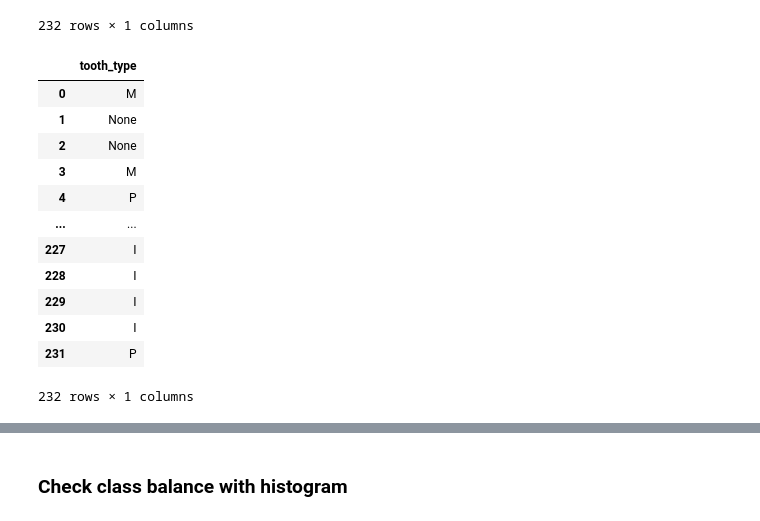
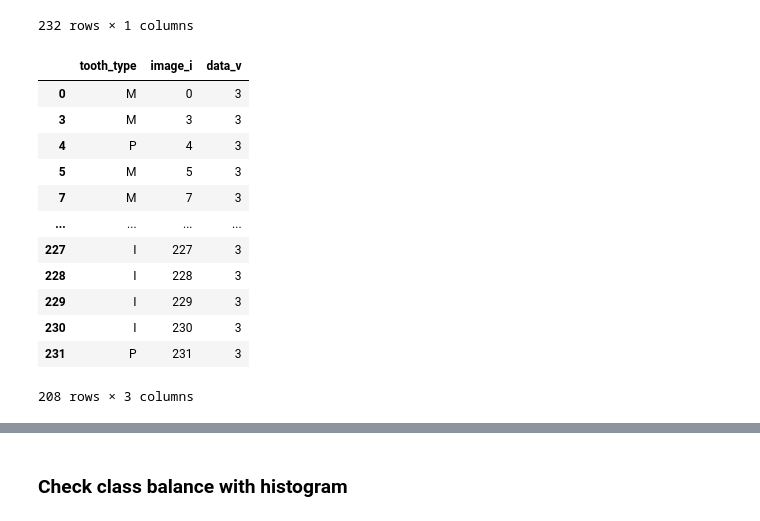
Before and after one commit to korolainenriikka/thesis, a Jupyter notebook: code/experiments/MPIC.ipynb, the cells around one changed output, grey strips where cells are left out. Drawn from its saved outputs; the diff is of its cells as text; code cells hidden in the pictures.

```diff
--- a/code/experiments/MPIC.ipynb
+++ b/code/experiments/MPIC.ipynb
@@ -54,25 +54,32 @@ tooth_labels
 | 231 | p4 |
 232 rows × 1 columns
 # %%
-tooth_labels = pd.read_csv('/home/riikoro/fossil_data/tooth_samples/v3/azure_labels.txt', header=None, names=['tooth'])
-tooth_labels['tooth_type'] = tooth_labels['tooth'].str[0] # extract first character
-del tooth_labels['tooth']
-# set labels where tooth type is unexpected to nont
-tooth_labels.loc[~tooth_labels['tooth_type'].isin(['m', 'p', 'i', 'c', 'M', 'P', 'I', 'C']), 'tooth_type'] = None
-# uppercase all tooth type letters
-tooth_labels['tooth_type'] = tooth_labels['tooth_type'].str.upper()
-tooth_labels
+def clean_azure_labels(data_version, label_filename='azure_labels.txt',names=['tooth']):
+    tooth_labels = pd.read_csv(f'/home/riikoro/fossil_data/tooth_samples/v{data_version}/{label_filename}', header=None, names=names)
+    tooth_labels['tooth_type'] = tooth_labels['tooth'].str[0] # extract first character
+    del tooth_labels['tooth']
+    # set labels where tooth type is unexpected to nont
+    tooth_labels.loc[~tooth_labels['tooth_type'].isin(['m', 'p', 'i', 'M', 'P', 'I']), 'tooth_type'] = None
+    # uppercase all tooth type letters
+    tooth_labels['tooth_type'] = tooth_labels['tooth_type'].str.upper()
+    tooth_labels.dropna(inplace=True)
+    # add column for image index & data version to allow combining datasets
+    tooth_labels['image_i'] = tooth_labels.index
+    tooth_labels['data_v'] = data_version
+    return tooth_labels
+labels_v3 = clean_azure_labels(3)
+labels_v3
 # %% [output]
-|  | tooth_type |
-| 0 | M |
-| 1 | None |
-| 2 | None |
-| 3 | M |
-| 4 | P |
-| ... | ... |
-| 227 | I |
-| 228 | I |
-| 229 | I |
-| 230 | I |
-| 231 | P |
+|  | tooth_type | image_i | data_v |
+| 0 | M | 0 | 3 |
+| 3 | M | 3 | 3 |
+| 4 | P | 4 | 3 |
+| 5 | M | 5 | 3 |
+| 7 | M | 7 | 3 |
+| ... | ... | ... | ... |
+| 227 | I | 227 | 3 |
+| 228 | I | 228 | 3 |
+| 229 | I | 229 | 3 |
+| 230 | I | 230 | 3 |
+| 231 | P | 231 | 3 |
-232 rows × 1 columns
+208 rows × 3 columns
```
Also changed, not shown: parts of 16 cells of this notebook, 4 other files.
